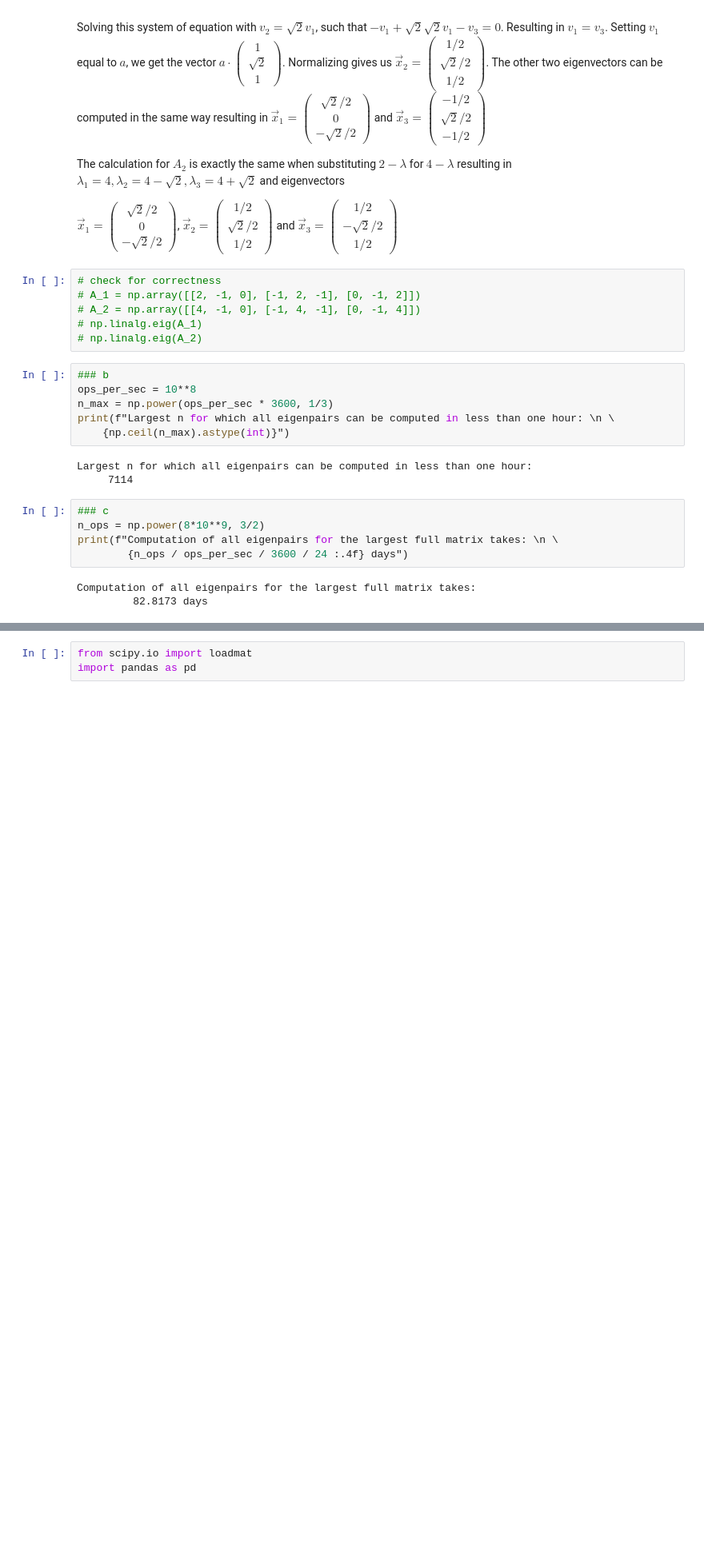
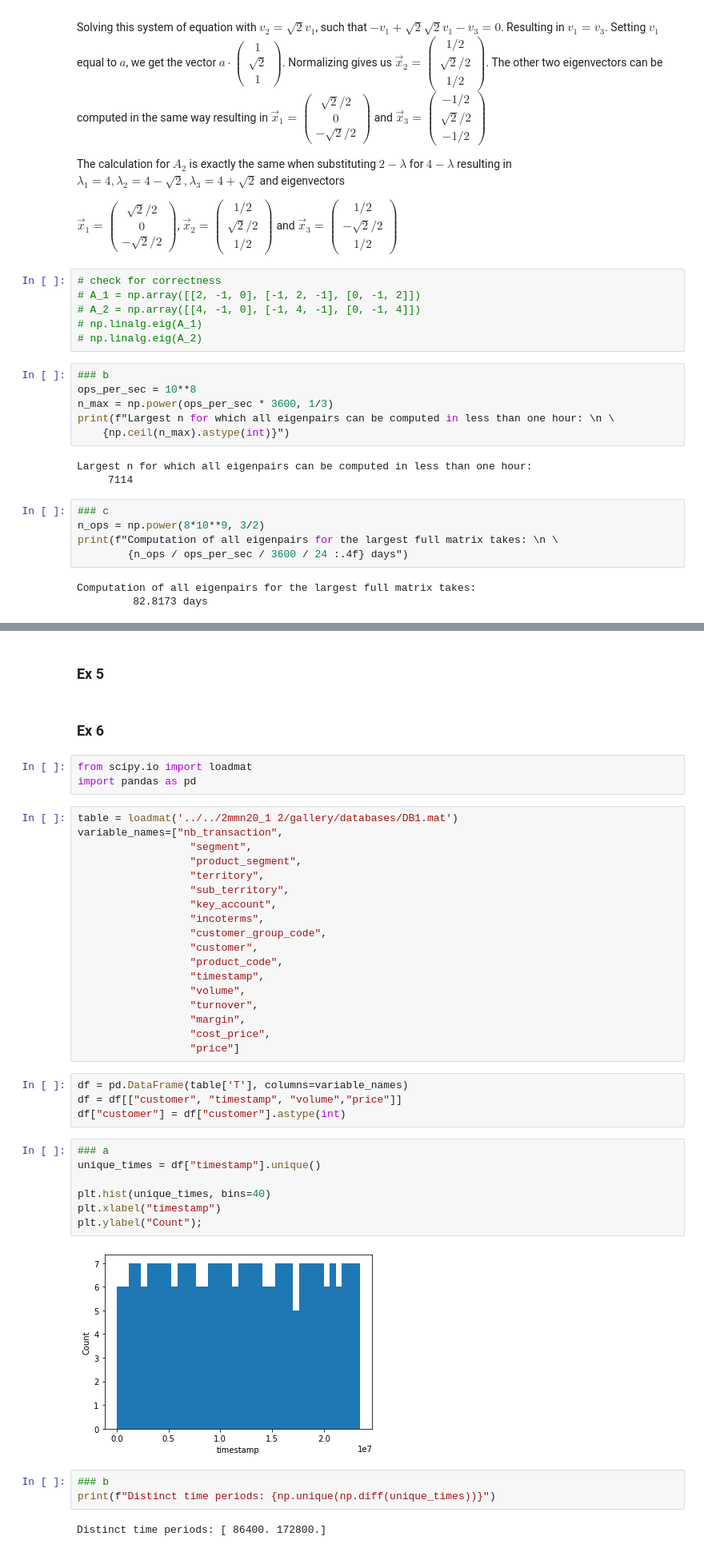
Before and after one commit to DionEngels/ScientificProgramming, a Jupyter notebook: Set 3/exset3.ipynb, the cells around one changed output, grey strips where cells are left out. Shown at 80% size. Drawn from its saved outputs; the diff is of its cells as text; blank space fills up the shorter version.

```diff
--- a/Set 3/exset3.ipynb
+++ b/Set 3/exset3.ipynb
@@ -430,3 +430,43 @@ plt.legend()
+# %% [markdown]
+### Ex 5
+# %% [markdown]
+### Ex 6
 # %%
 from scipy.io import loadmat
 import pandas as pd
+# %%
+table = loadmat('../../2mmn20_1 2/gallery/databases/DB1.mat')
+variable_names=["nb_transaction",
+                  "segment",
+                  "product_segment",
+                  "territory",
+                  "sub_territory",
+                  "key_account",
+                  "incoterms",
+                  "customer_group_code",
+                  "customer",
+                  "product_code",
+                  "timestamp",
+                  "volume",
+                  "turnover",
+                  "margin",
+                  "cost_price",
+                  "price"]
+# %%
+df = pd.DataFrame(table['T'], columns=variable_names)
+df = df[["customer", "timestamp", "volume","price"]]
+df["customer"] = df["customer"].astype(int)
+# %%
+### a
+unique_times = df["timestamp"].unique()
+
+plt.hist(unique_times, bins=40)
+plt.xlabel("timestamp")
+plt.ylabel("Count");
+# %% [output]
+[figure, added]
+# %%
+### b
+print(f"Distinct time periods: {np.unique(np.diff(unique_times))}")
+# %% [output]
+Distinct time periods: [ 86400. 172800.]
```
Also changed, not shown: parts of 19 cells of this notebook.
